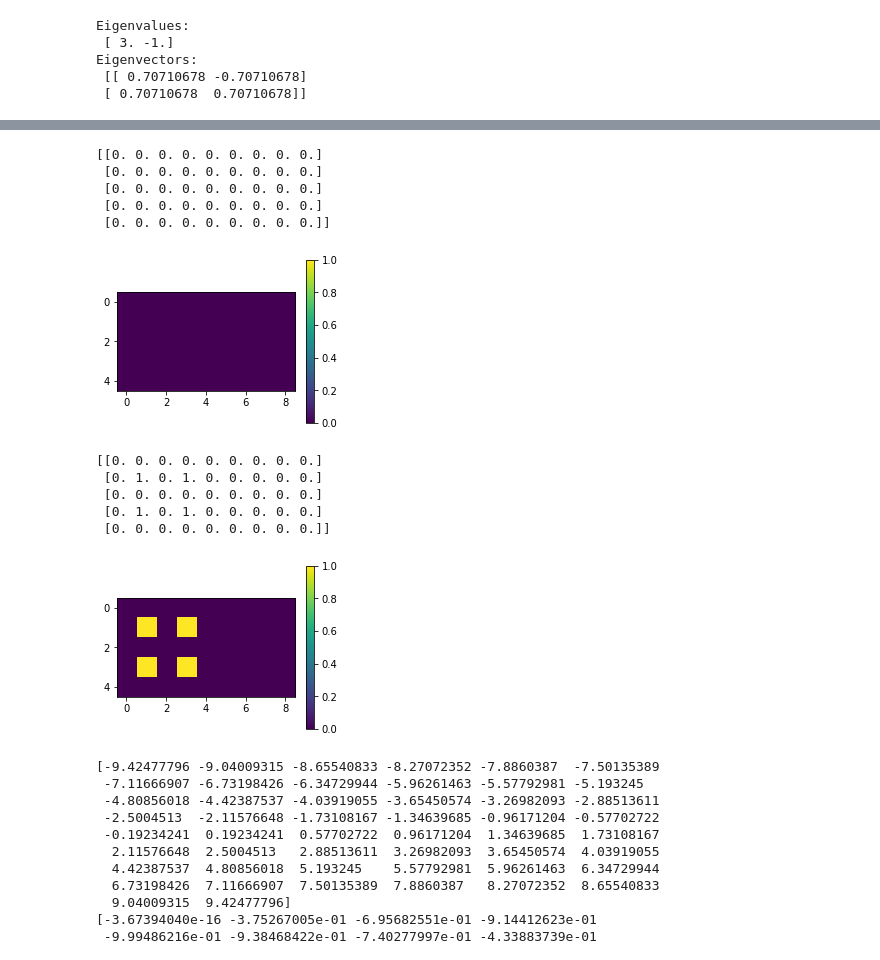
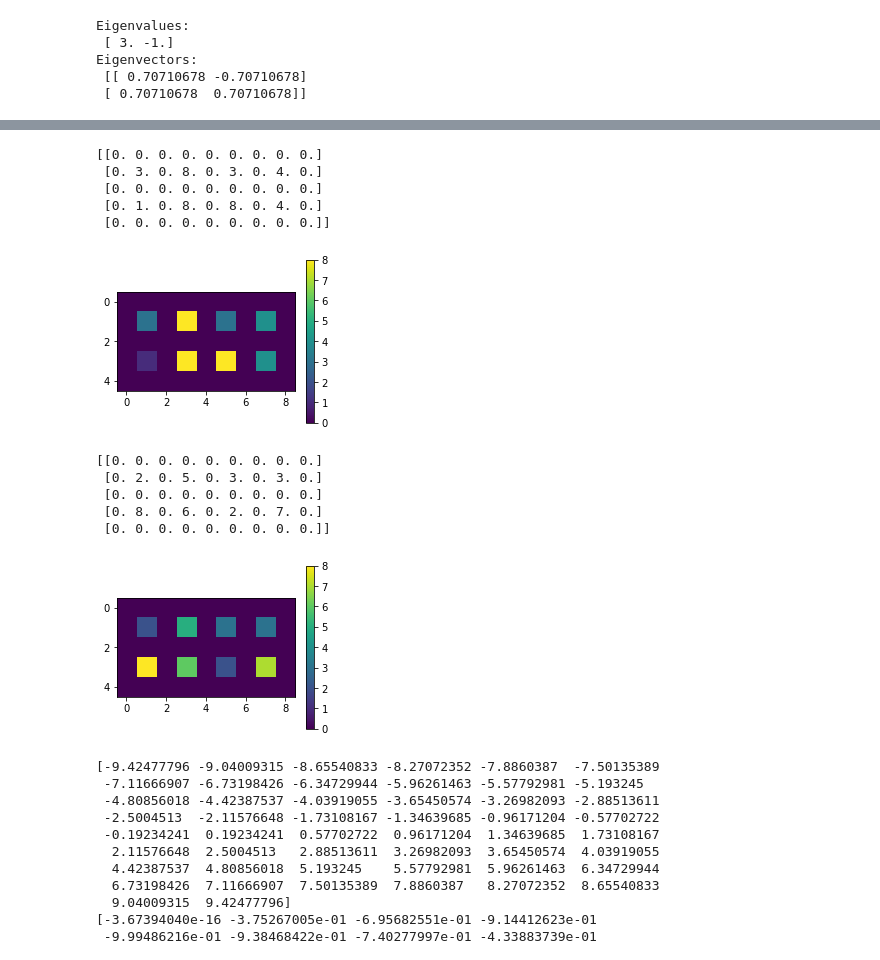
Before and after one commit to ABlessingFromTheLord/Vertiefungspraktika, a Jupyter notebook: 2 Numpy Introduction.ipynb, the cells around one changed output, grey strips where cells are left out. Saved outputs shown, nothing was run; the diff lists cells and outputs as text; code cells hidden in the pictures.

```diff
--- a/2 Numpy Introduction.ipynb
+++ b/2 Numpy Introduction.ipynb
@@ -461,29 +461,29 @@ print(a)
 # %%
 # QN 02
-a[1::2, 1::2] = 0
 b = np.zeros((5, 9))
+b[1::2, 1::2] =  a[1::2, 1::2]
 
 show_matrix(b)
 # %% [output]
 [[0. 0. 0. 0. 0. 0. 0. 0. 0.]
+ [0. 3. 0. 8. 0. 3. 0. 4. 0.]
  [0. 0. 0. 0. 0. 0. 0. 0. 0.]
- [0. 0. 0. 0. 0. 0. 0. 0. 0.]
- [0. 0. 0. 0. 0. 0. 0. 0. 0.]
+ [0. 1. 0. 8. 0. 8. 0. 4. 0.]
  [0. 0. 0. 0. 0. 0. 0. 0. 0.]]
-[figure, old version]
+[figure, new version]
 # %%
 # QN 03
-b = np.zeros((5, 9))
-b[1:4:2, 1:4:2] = 1
+c = np.zeros((5, 9))
+c[1:4:2, 1:4:2] = a[1:4:2, 1:4:2]
 
-show_matrix(b)
+show_matrix(c)
 # %% [output]
 [[0. 0. 0. 0. 0. 0. 0. 0. 0.]
- [0. 1. 0. 1. 0. 0. 0. 0. 0.]
+ [0. 2. 0. 5. 0. 3. 0. 3. 0.]
  [0. 0. 0. 0. 0. 0. 0. 0. 0.]
- [0. 1. 0. 1. 0. 0. 0. 0. 0.]
+ [0. 8. 0. 6. 0. 2. 0. 7. 0.]
  [0. 0. 0. 0. 0. 0. 0. 0. 0.]]
-[figure, old version]
+[figure, new version]
 # %%
 # QN 04
 # %%
```
Also changed, not shown: parts of 5 cells of this notebook.
